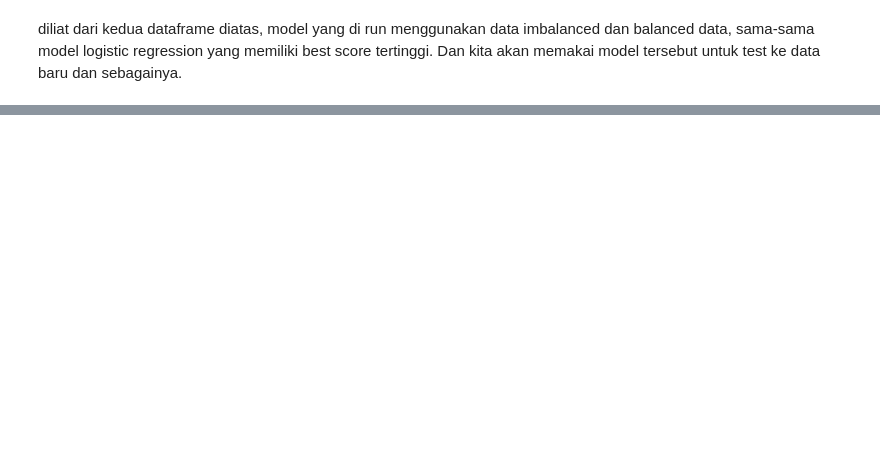
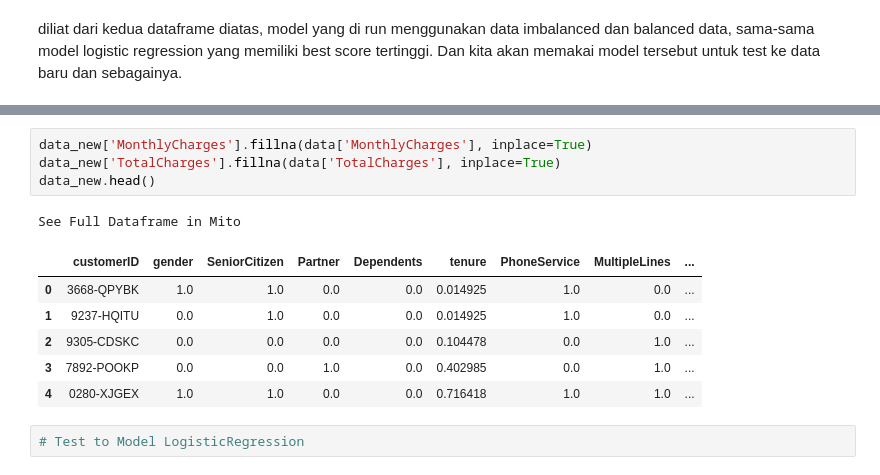
Before and after one commit to AgungYogaSetiawan/Predict-Churn-Customer, a Jupyter notebook: Predict Customer Churn.ipynb, the cells around one changed output, grey strips where cells are left out. Cells and saved outputs as stored; diff of their text form; blank space fills up the shorter version.

```diff
--- a/Predict Customer Churn.ipynb
+++ b/Predict Customer Churn.ipynb
@@ -1399,0 +1475,14 @@ diliat dari kedua dataframe diatas, model yang di run menggunakan data imbalance
+# %%
+data_new['MonthlyCharges'].fillna(data['MonthlyCharges'], inplace=True)
+data_new['TotalCharges'].fillna(data['TotalCharges'], inplace=True)
+data_new.head()
+# %% [output]
+See Full Dataframe in Mito
+|  | customerID | gender | SeniorCitizen | Partner | Dependents | tenure | PhoneService | MultipleLines | ... |
+| 0 | 3668-QPYBK | 1.0 | 1.0 | 0.0 | 0.0 | 0.014925 | 1.0 | 0.0 | ... |
+| 1 | 9237-HQITU | 0.0 | 1.0 | 0.0 | 0.0 | 0.014925 | 1.0 | 0.0 | ... |
+| 2 | 9305-CDSKC | 0.0 | 0.0 | 0.0 | 0.0 | 0.104478 | 0.0 | 1.0 | ... |
+| 3 | 7892-POOKP | 0.0 | 0.0 | 1.0 | 0.0 | 0.402985 | 0.0 | 1.0 | ... |
+| 4 | 0280-XJGEX | 1.0 | 1.0 | 0.0 | 0.0 | 0.716418 | 1.0 | 1.0 | ... |
+# %%
+# Test to Model LogisticRegression
```
Also changed, not shown: parts of 20 cells of this notebook.
